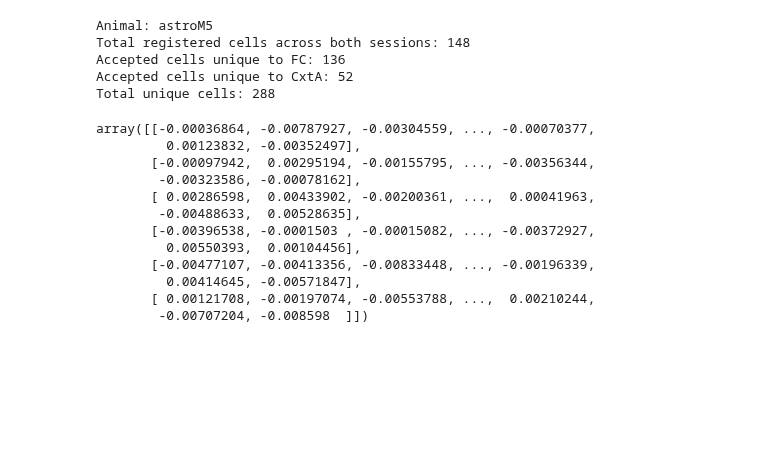
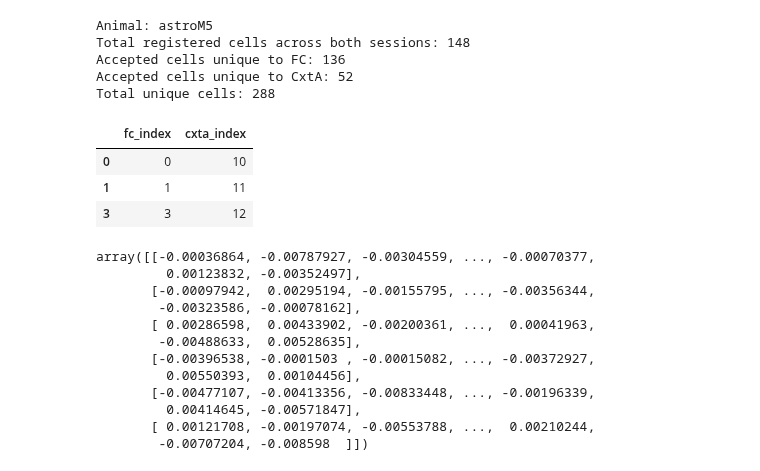
Before and after one commit to rsenne/dCA1_Paper, a Jupyter notebook: onep/cell_reg_rebecca_redo.ipynb, the cells around one changed output. Cells and saved outputs as stored; diff of their text form; code cells hidden in the pictures; blank space fills up the shorter version.

```diff
--- a/onep/cell_reg_rebecca_redo.ipynb
+++ b/onep/cell_reg_rebecca_redo.ipynb
@@ -72,6 +73,13 @@ Total registered cells across both sessions: 148
 Accepted cells unique to FC: 136
 Accepted cells unique to CxtA: 52
 Total unique cells: 288
+# %%
+registered_both
+# %% [output]
+|  | fc_index | cxta_index |
+| 0 | 0 | 10 |
+| 1 | 1 | 11 |
+| 3 | 3 | 12 |
 # %%
 fc_traces = collection_fc.animals[animal].get_traces()
 recall_traces = collection_cxta.animals[animal].get_traces()
```
Also changed, not shown: parts of 1 cell of this notebook.
